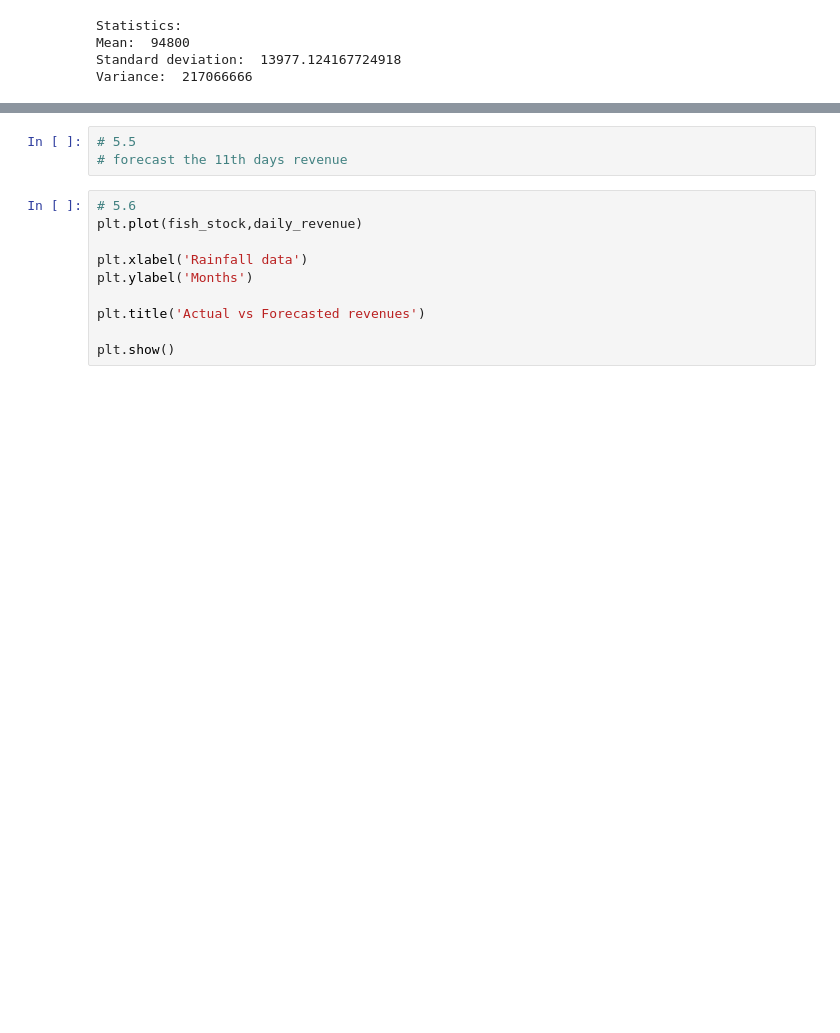
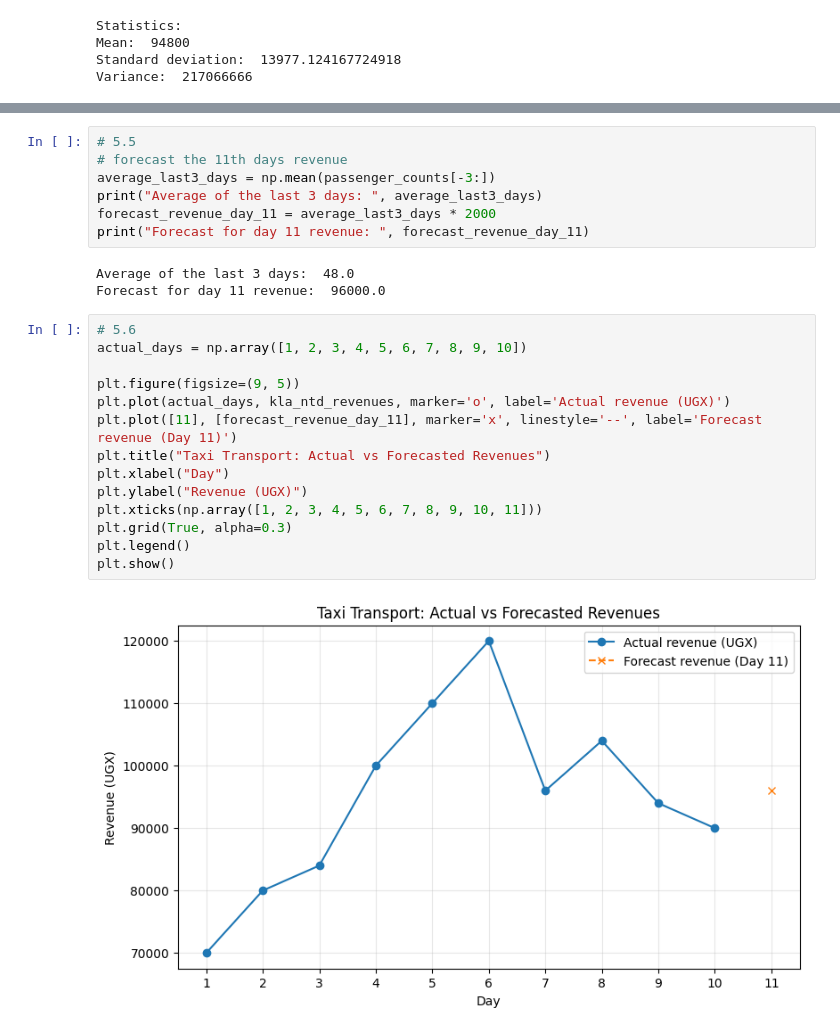
Before and after one commit to apillib/ucu_oop_assignment_01, a Jupyter notebook: assignment_01.ipynb, the cells around one changed output, grey strips where cells are left out. Cells and saved outputs as stored; diff of their text form; blank space fills up the shorter version.

```diff
--- a/assignment_01.ipynb
+++ b/assignment_01.ipynb
@@ -512,13 +582,26 @@ Variance:  217066666
 # %%
 # 5.5
 # forecast the 11th days revenue
+average_last3_days = np.mean(passenger_counts[-3:])
+print("Average of the last 3 days: ", average_last3_days)
+forecast_revenue_day_11 = average_last3_days * 2000
+print("Forecast for day 11 revenue: ", forecast_revenue_day_11)
+# %% [output]
+Average of the last 3 days:  48.0
+Forecast for day 11 revenue:  96000.0
 # %%
 # 5.6
-plt.plot(fish_stock,daily_revenue)
+actual_days = np.array([1, 2, 3, 4, 5, 6, 7, 8, 9, 10])
 
-plt.xlabel('Rainfall data')
-plt.ylabel('Months')
-
-plt.title('Actual vs Forecasted revenues')
-
+plt.figure(figsize=(9, 5))
+plt.plot(actual_days, kla_ntd_revenues, marker='o', label='Actual revenue (UGX)')
+plt.plot([11], [forecast_revenue_day_11], marker='x', linestyle='--', label='Forecast revenue (Day 11)')
+plt.title("Taxi Transport: Actual vs Forecasted Revenues")
+plt.xlabel("Day")
+plt.ylabel("Revenue (UGX)")
+plt.xticks(np.array([1, 2, 3, 4, 5, 6, 7, 8, 9, 10, 11]))
+plt.grid(True, alpha=0.3)
+plt.legend()
 plt.show()
+# %% [output]
+[figure, added]
```
Also changed, not shown: parts of 18 cells of this notebook.
